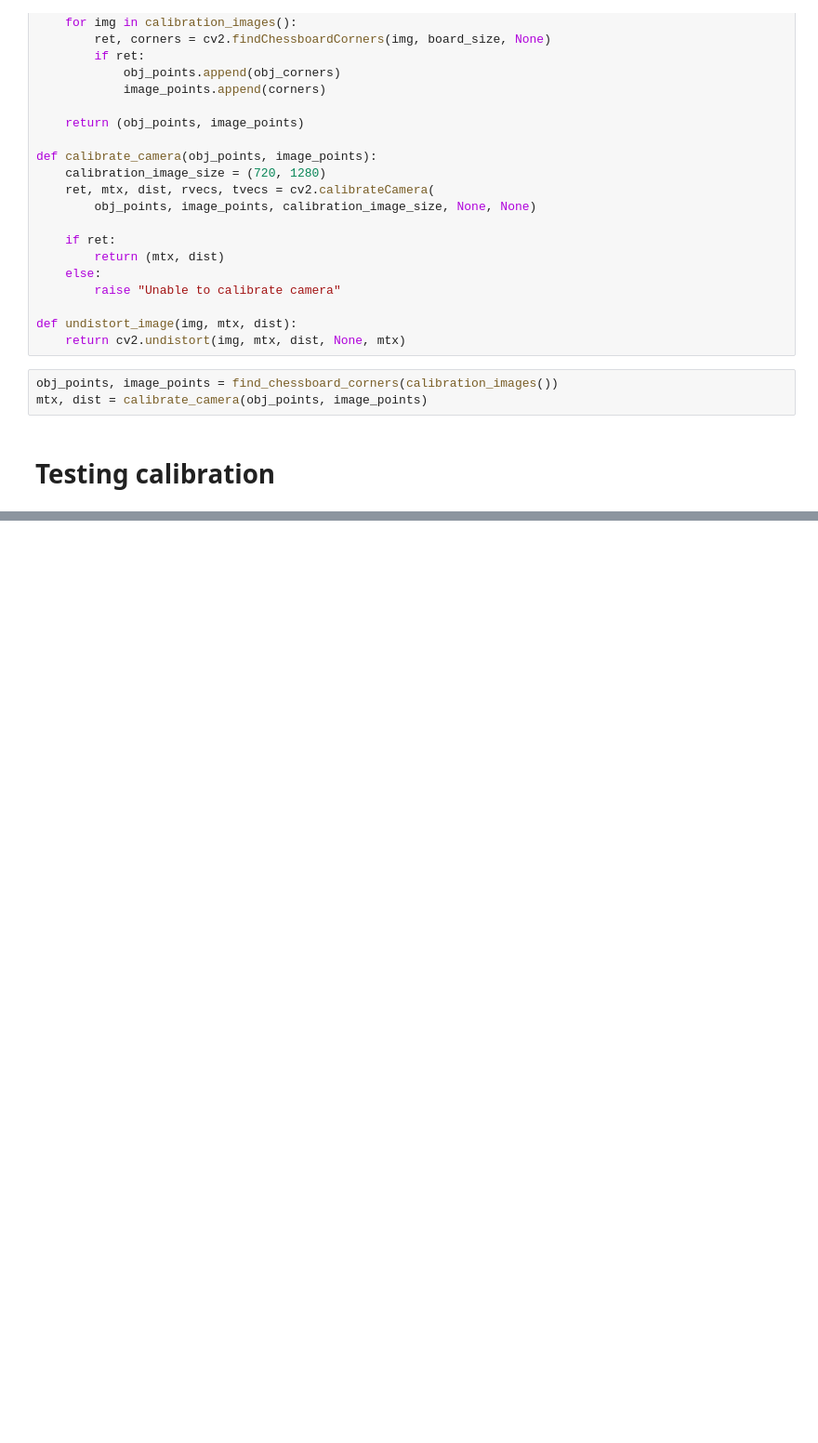
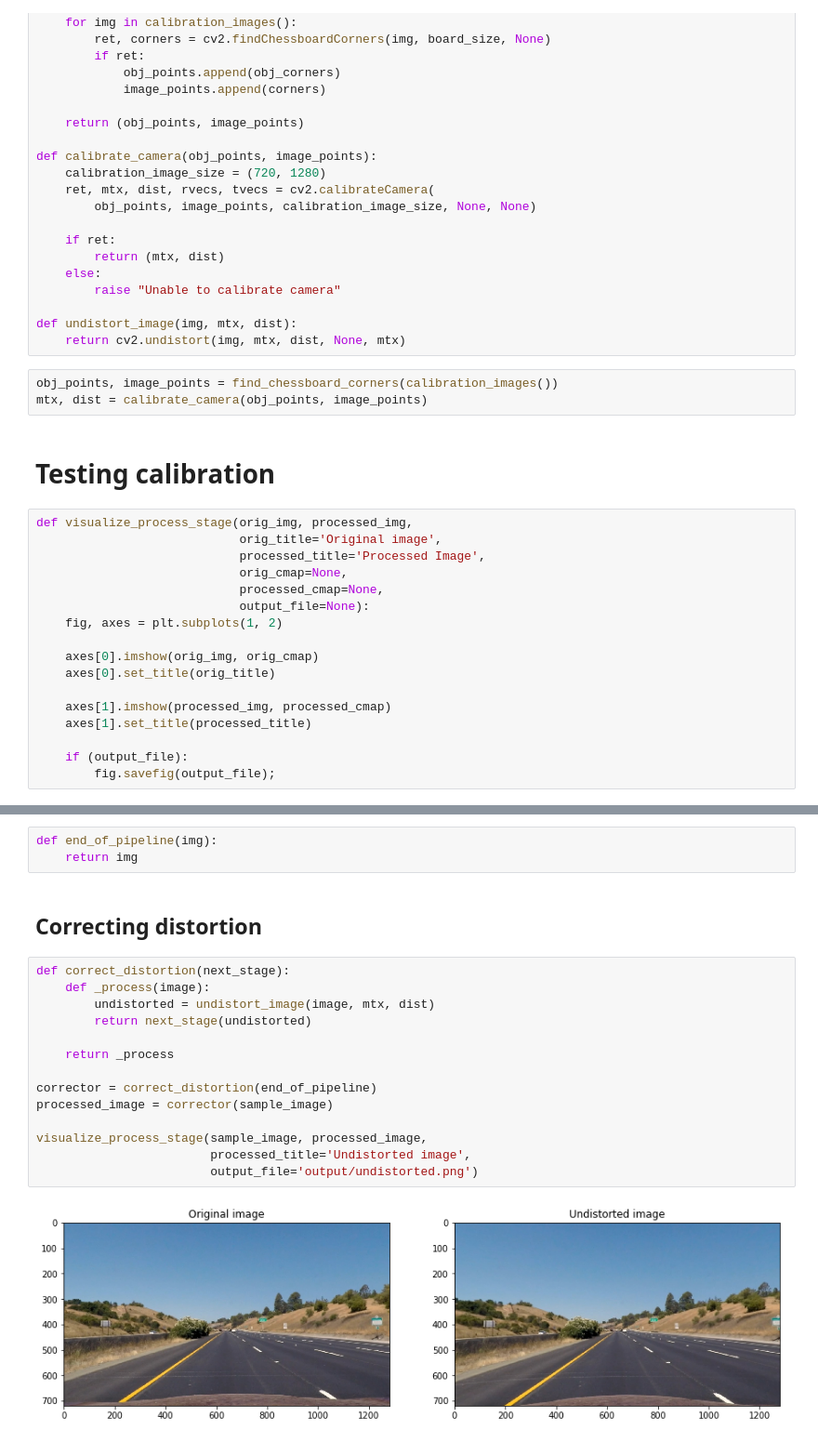
Before and after one commit to tindandelion/carnd-advanced-lane-detection-p4, a Jupyter notebook: advanced-lane-detection.ipynb, the cells around one changed output, grey strips where cells are left out. Shown at 93% size. Saved outputs shown, nothing was run; the diff lists cells and outputs as text; blank space fills up the shorter version.

```diff
--- a/advanced-lane-detection.ipynb
+++ b/advanced-lane-detection.ipynb
@@ -50,6 +50,23 @@ obj_points, image_points = find_chessboard_corners(calibration_images())
 mtx, dist = calibrate_camera(obj_points, image_points)
 # %% [markdown]
 # Testing calibration
+# %%
+def visualize_process_stage(orig_img, processed_img,
+                            orig_title='Original image',
+                            processed_title='Processed Image',
+                            orig_cmap=None,
+                            processed_cmap=None,
+                            output_file=None):
+    fig, axes = plt.subplots(1, 2)
+
+    axes[0].imshow(orig_img, orig_cmap)
+    axes[0].set_title(orig_title)
+
+    axes[1].imshow(processed_img, processed_cmap)
+    axes[1].set_title(processed_title)
+
+    if (output_file):
+        fig.savefig(output_file);
 # %%
 test_image = next(calibration_images())
 undistorted_image = undistort_image(test_image, mtx, dist)
@@ -66,0 +87,21 @@ fig.savefig('output/calibration_test.png');
+# %%
+def end_of_pipeline(img):
+    return img
+# %% [markdown]
+## Correcting distortion
+# %%
+def correct_distortion(next_stage):
+    def _process(image):
+        undistorted = undistort_image(image, mtx, dist)
+        return next_stage(undistorted)
+
+    return _process
+
+corrector = correct_distortion(end_of_pipeline)
+processed_image = corrector(sample_image)
+
+visualize_process_stage(sample_image, processed_image,
+                        processed_title='Undistorted image',
+                        output_file='output/undistorted.png')
+# %% [output]
+[figure, added]
```
Also changed, not shown: parts of 14 cells of this notebook, 5 other files.
